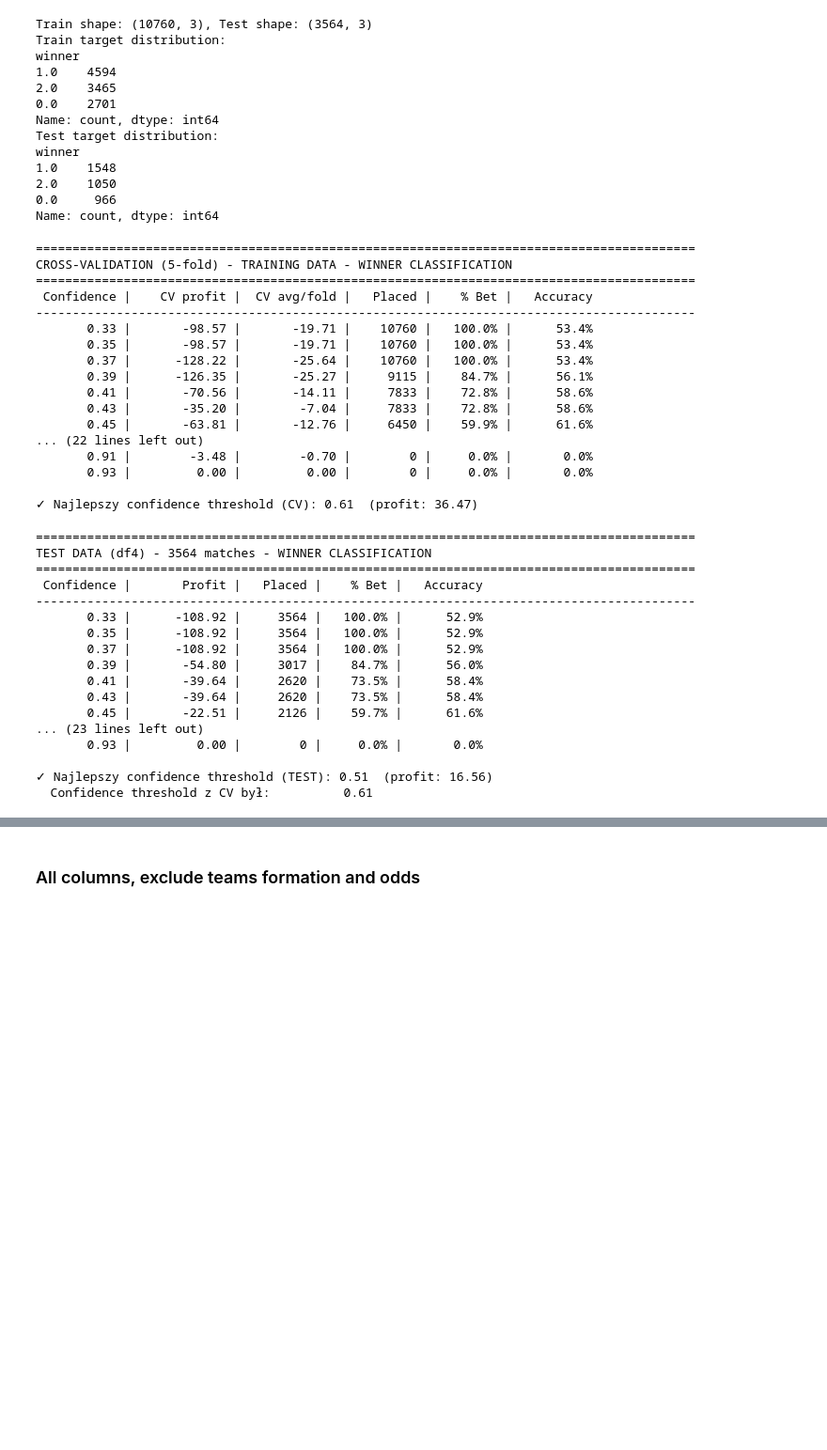
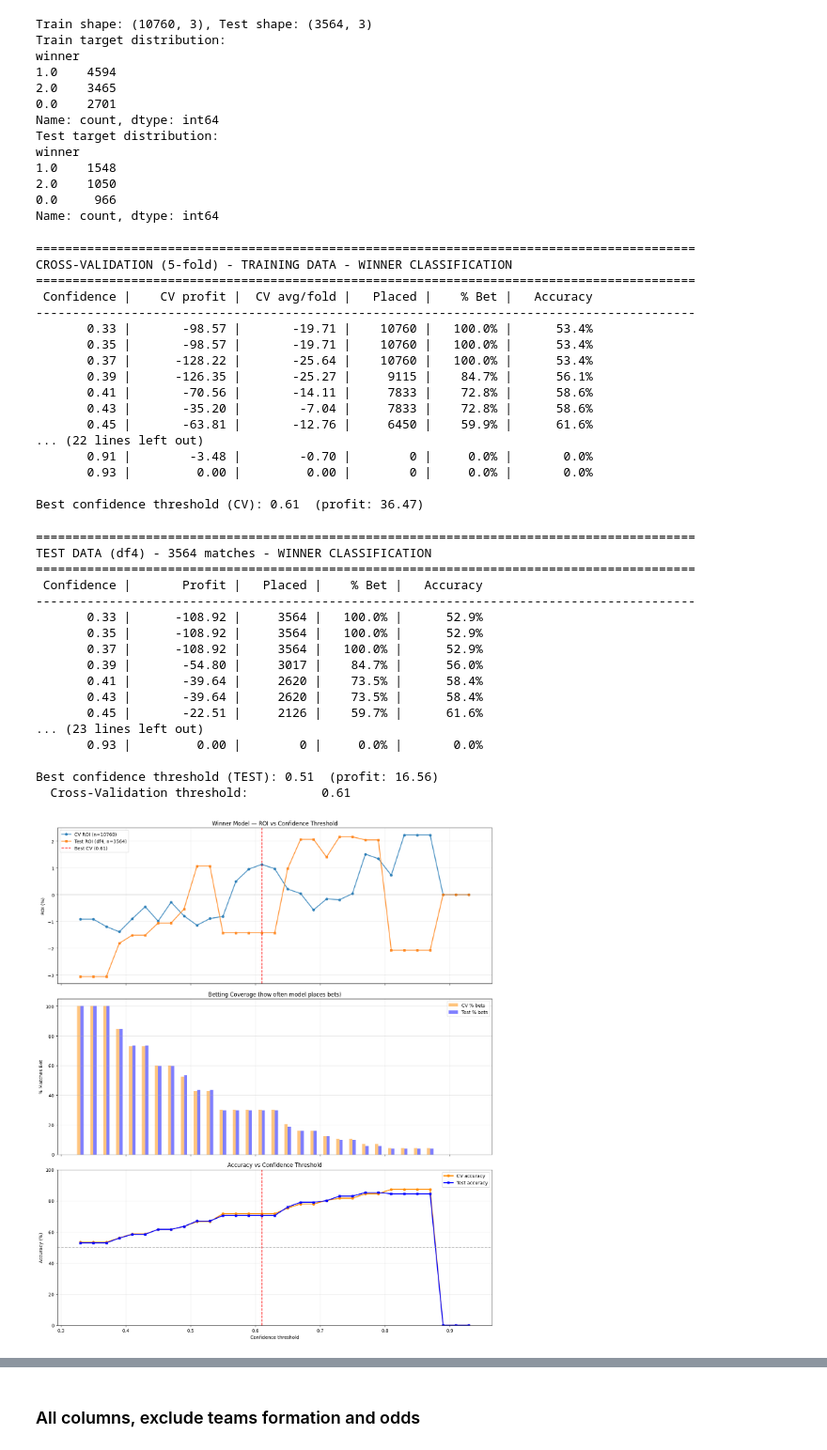
Before and after one commit to kiper22/Betting-Odds, a Jupyter notebook: notebooks/analysis.ipynb, the cells around one changed output, grey strips where cells are left out. Shown at 94% size. Cells and saved outputs as stored; diff of their text form; code cells hidden in the pictures; blank space fills up the shorter version.

```diff
--- a/notebooks/analysis.ipynb
+++ b/notebooks/analysis.ipynb
@@ -2718,12 +2751,10 @@ winner
 Name: count, dtype: int64
 # %%
 # ═══════════════════════════════════════════════════════════════════════════
-# ITERACJA PO CONFIDENCE THRESHOLDS - CROSS VALIDATION
+# CONFIDENCE THRESHOLDS - CROSS VALIDATION
 # ═══════════════════════════════════════════════════════════════════════════
-# Threshold = minimalna pewność modelu aby obstawić zakład
-# 0.33 = losowe (równe prawdopodobieństwa dla 3 klas)
-# 0.50 = model musi być pewny przynajmniej 50%
-# 0.80 = bardzo pewne predykcje
+# Threshold = MIN MODELS PROPABILITY TO PLACE A BET
+# 0.50 = model must have at least 50% propability to place a bet
 confidence_thresholds = np.round(np.arange(0.33, 0.95, 0.02), 2)
 cv_results = []
 
@@ -2734,11 +2765,9 @@ print(f"{'Confidence':>11} | {'CV profit':>12} | {'CV avg/fold':>12} | {'Placed'
 print("-" * 90)
 
 for conf_threshold in confidence_thresholds:
-    # Cross-validation z danym thresholdem
     scorer = make_winner_scorer(conf_threshold)
     cv_scores = cross_val_score(model_winner, X_train, y_train, cv=cv_splits, scoring=scorer)
 
-    # Fit na całym train i ewaluacja (dla statystyk)
     m_tmp = clone(model_winner)
     m_tmp.fit(X_train, y_train)
     profit, placed, pct, acc = evaluate_winner_predictions(m_tmp, X_train, y_train, conf_threshold)
@@ -2755,10 +2784,9 @@ for conf_threshold in confidence_thresholds:
     print(f"{conf_threshold:>11.2f} | {cv_scores.sum():>12.2f} | {cv_scores.mean():>12.2f} | "
           f"{placed:>8} | {pct:>7.1f}% | {acc:>9.1f}%")
 
-# Najlepszy threshold z CV
 best_cv = max(cv_results, key=lambda x: x['cv_profit_sum'])
 BEST_CONFIDENCE_CV = best_cv['confidence']
-print(f"\n✓ Najlepszy confidence threshold (CV): {BEST_CONFIDENCE_CV}  (profit: {best_cv['cv_profit_sum']:.2f})")
+print(f"\nBest confidence threshold (CV): {BEST_CONFIDENCE_CV}  (profit: {best_cv['cv_profit_sum']:.2f})")
 # %% [output]
 ==========================================================================================
 CROSS-VALIDATION (5-fold) - TRAINING DATA - WINNER CLASSIFICATION
@@ -2776,12 +2804,11 @@ CROSS-VALIDATION (5-fold) - TRAINING DATA - WINNER CLASSIFICATION
        0.91 |        -3.48 |        -0.70 |        0 |     0.0% |       0.0%
        0.93 |         0.00 |         0.00 |        0 |     0.0% |       0.0%
 
-✓ Najlepszy confidence threshold (CV): 0.61  (profit: 36.47)
+Best confidence threshold (CV): 0.61  (profit: 36.47)
 # %%
 # ═══════════════════════════════════════════════════════════════════════════
-# EWALUACJA NA DANYCH TESTOWYCH (df4)
+# EVALUATE (df4)
 # ═══════════════════════════════════════════════════════════════════════════
-# Trenuj finalny model na całym train
 model_winner.fit(X_train, y_train)
 
 test_results = []
@@ -2808,8 +2835,8 @@ for conf_threshold in confidence_thresholds:
 # Najlepszy threshold na teście
 best_test = max(test_results, key=lambda x: x['profit'])
 BEST_CONFIDENCE_TEST = best_test['confidence']
-print(f"\n✓ Najlepszy confidence threshold (TEST): {BEST_CONFIDENCE_TEST}  (profit: {best_test['profit']:.2f})")
-print(f"  Confidence threshold z CV był:          {BEST_CONFIDENCE_CV}")
+print(f"\nBest confidence threshold (TEST): {BEST_CONFIDENCE_TEST}  (profit: {best_test['profit']:.2f})")
+print(f"  Cross-Validation threshold:          {BEST_CONFIDENCE_CV}")
 # %% [output]
 ==========================================================================================
 TEST DATA (df4) - 3564 matches - WINNER CLASSIFICATION
@@ -2826,17 +2853,29 @@ TEST DATA (df4) - 3564 matches - WINNER CLASSIFICATION
 ... (23 lines left out)
        0.93 |         0.00 |        0 |     0.0% |       0.0%
 
-✓ Najlepszy confidence threshold (TEST): 0.51  (profit: 16.56)
-  Confidence threshold z CV był:          0.61
+Best confidence threshold (TEST): 0.51  (profit: 16.56)
+  Cross-Validation threshold:          0.61
 # %%
 # Dane do wykresów
 confidences_cv = [r['confidence'] for r in cv_results]
-profits_cv = [r['cv_profit_sum'] for r in cv_results]
-pct_cv = [r['pct'] for r in cv_results]
+profits_cv     = [r['cv_profit_sum'] for r in cv_results]
+pct_cv         = [r['pct'] for r in cv_results]
+acc_cv         = [r['acc'] for r in cv_results]
 
 confidences_test = [r['confidence'] for r in test_results]
 profits_test = [r['profit'] for r in test_results]
 pct_test = [r['pct'] for r in test_results]
+acc_test = [r['acc'] for r in test_results]
+
+roi_cv = [
+    (r['cv_profit_sum'] / r['placed'] * 100) if r['placed'] > 0 else 0
+    for r in cv_results
+]
+
+roi_test = [
+    (r['profit'] / r['placed'] * 100) if r['placed'] > 0 else 0
+    for r in test_results
+]
 # %%
 fig, axes = plt.subplots(3, 1, figsize=(14, 16), sharex=True)
 
@@ -2845,64 +2884,59 @@ fig, axes = plt.subplots(3, 1, figsize=(14, 16), sharex=True)
 # ─────────────────────────────────────────────────────────────
 ax = axes[0]
 
-ax.plot(confidences_cv, profits_cv,marker='o', markersize=5,color='darkorange', linewidth=2,label=f'CV profit (n={len(X_train)})', alpha=0.8)
-
-ax.plot(confidences_test, profits_test,marker='s', markersize=5,color='blue', linewidth=2,label=f'Test profit (df4, n={len(X_test)})', alpha=0.8)
+ax.plot(confidences_cv, roi_cv,marker='o', markersize=5,linewidth=2,label=f'CV ROI (n={len(X_train)})',alpha=0.8)
+ax.plot(confidences_test, roi_test,marker='s', markersize=5,linewidth=2,label=f'Test ROI (df4, n={len(X_test)})',alpha=0.8)
 
 ax.axhline(0, color='gray', linewidth=1, alpha=0.5)
-ax.axvline(BEST_CONFIDENCE_CV, color='red', linestyle='--',
-           linewidth=1.5, label=f'Best CV ({BEST_CONFIDENCE_CV})')
+ax.axvline(BEST_CONFIDENCE_CV, color='red', linestyle='--',linewidth=1.5, label=f'Best CV ({BEST_CONFIDENCE_CV})')
 
-ax.set_ylabel("Profit")
-ax.set_title("Winner Model — Profit vs Confidence Threshold")
+ax.set_ylabel("ROI (%)")
+ax.set_title("Winner Model — ROI vs Confidence Threshold")
 ax.grid(True, alpha=0.3)
 ax.legend()
 
 
 # ─────────────────────────────────────────────────────────────
-# 2. % OBSTAWIONYCH (BAR)
+# 2. BET COVERAGE
 # ─────────────────────────────────────────────────────────────
 ax = axes[1]
 
 width = 0.005
 
 ax.bar(np.array(confidences_cv) - width/2,pct_cv,width=width,color='darkorange',alpha=0.5,label='CV % bets')
-
 ax.bar(np.array(confidences_test) + width/2,pct_test,width=width,color='blue',alpha=0.5,label='Test % bets')
 
 ax.set_ylabel("% Matches Bet")
 ax.set_title("Betting Coverage (how often model places bets)")
 ax.set_ylim(0, 105)
 ax.grid(True, alpha=0.3)
 ax.legend()
 
 
 # ─────────────────────────────────────────────────────────────
 # 3. ACCURACY
 # ─────────────────────────────────────────────────────────────
-acc_cv = [r['acc'] for r in cv_results]
-acc_test = [r['acc'] for r in test_results]
-
 ax = axes[2]
 
 ax.plot(confidences_cv, acc_cv,marker='o', markersize=5,color='darkorange', linewidth=2,label='CV accuracy')
-
 ax.plot(confidences_test, acc_test,marker='s', markersize=5,color='blue', linewidth=2,label='Test accuracy')
 
 ax.axhline(50, color='gray', linestyle='--', alpha=0.5)
 ax.axvline(BEST_CONFIDENCE_CV, color='red', linestyle='--',
            linewidth=1.5)
 
 ax.set_xlabel("Confidence threshold")
 ax.set_ylabel("Accuracy (%)")
 ax.set_title("Accuracy vs Confidence Threshold")
 ax.set_ylim(0, 100)
 ax.grid(True, alpha=0.3)
 ax.legend()
 
 
 plt.tight_layout()
 plt.show()
+# %% [output]
+[figure, added]
 # %%
 # ── TREE VISUALIZATION ─────────────────────────────────────────────────────────
 
```
Also changed, not shown: parts of 155 cells of this notebook, 14 other files.
